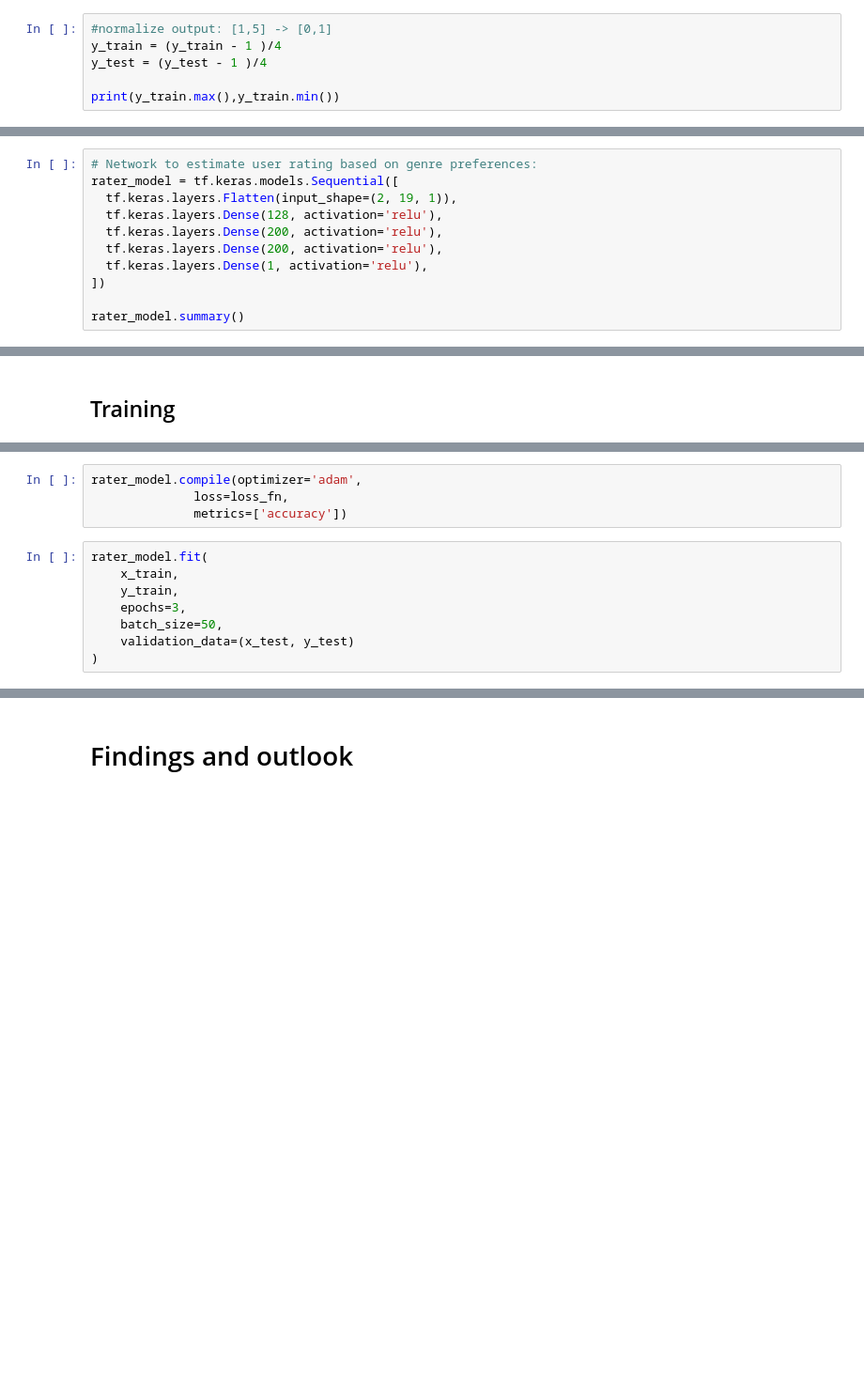
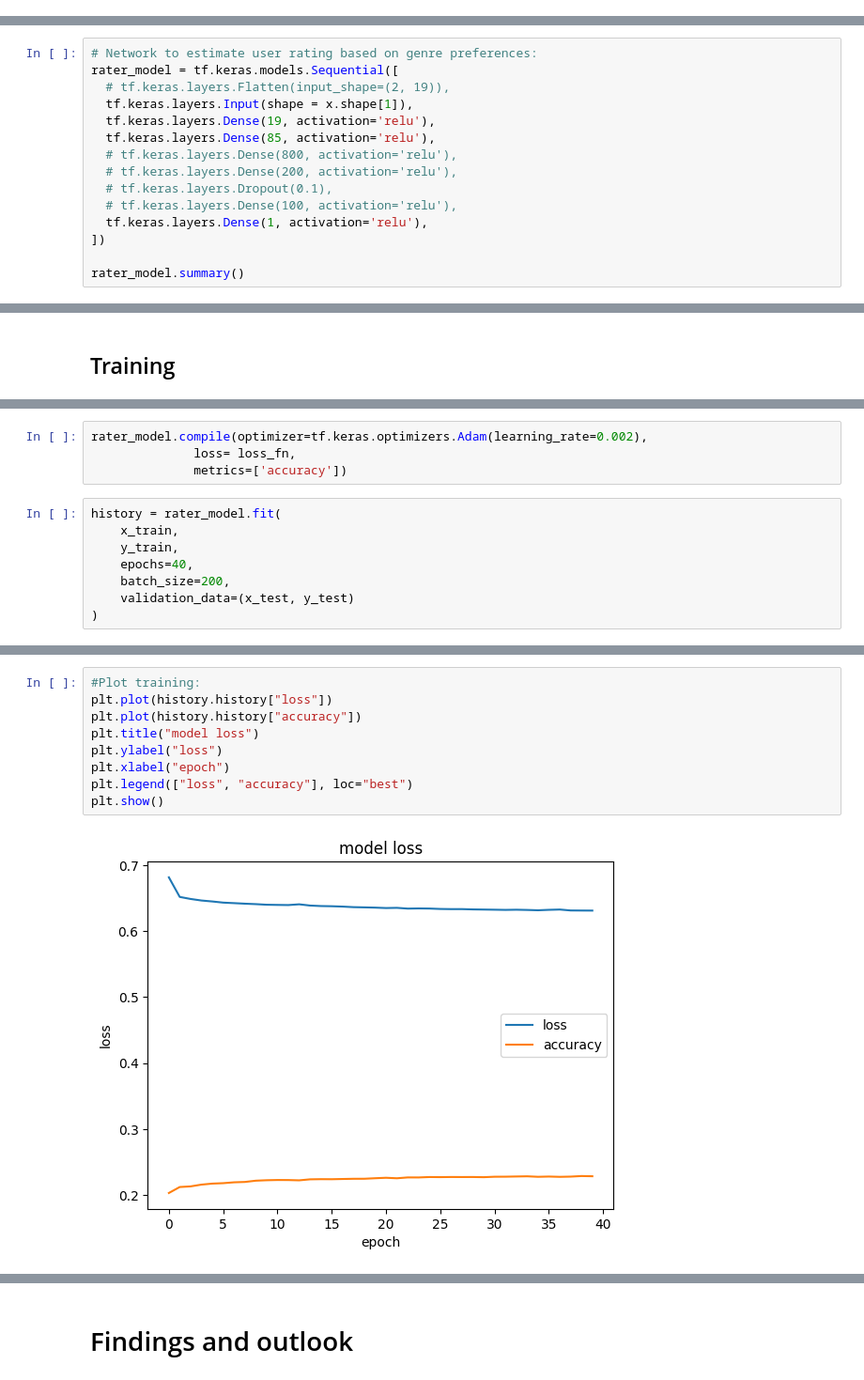
Before and after one commit to ManuRiess/MovieRecommender, a Jupyter notebook: MovieRecommender.ipynb, the cells around one changed output, grey strips where cells are left out. Shown at 94% size. Drawn from its saved outputs; the diff is of its cells as text; blank space fills up the shorter version.

```diff
--- a/MovieRecommender.ipynb
+++ b/MovieRecommender.ipynb
@@ -262,6 +357,0 @@ print(np.shape(x_test), np.shape(x_train), np.shape(y_test), np.shape(y_train))
-# %%
-#normalize output: [1,5] -> [0,1]
-y_train = (y_train - 1 )/4
-y_test = (y_test - 1 )/4
-
-print(y_train.max(),y_train.min())
@@ -272,10 +360,14 @@ print(y_train.max(),y_train.min())
 # %%
 # Network to estimate user rating based on genre preferences:
 rater_model = tf.keras.models.Sequential([
-  tf.keras.layers.Flatten(input_shape=(2, 19, 1)),
-  tf.keras.layers.Dense(128, activation='relu'),
-  tf.keras.layers.Dense(200, activation='relu'),
-  tf.keras.layers.Dense(200, activation='relu'),
+  # tf.keras.layers.Flatten(input_shape=(2, 19)),
+  tf.keras.layers.Input(shape = x.shape[1]),
+  tf.keras.layers.Dense(19, activation='relu'),
+  tf.keras.layers.Dense(85, activation='relu'),
+  # tf.keras.layers.Dense(800, activation='relu'),
+  # tf.keras.layers.Dense(200, activation='relu'),
+  # tf.keras.layers.Dropout(0.1),
+  # tf.keras.layers.Dense(100, activation='relu'),
   tf.keras.layers.Dense(1, activation='relu'),
 ])
 
@@ -317,13 +411,13 @@ tf.Tensor(2.3025851, shape=(), dtype=float32)
 # %%
-rater_model.compile(optimizer='adam',
-              loss=loss_fn,
+rater_model.compile(optimizer=tf.keras.optimizers.Adam(learning_rate=0.002),
+              loss= loss_fn,
               metrics=['accuracy'])
 # %%
-rater_model.fit(
+history = rater_model.fit(
     x_train,
     y_train,
-    epochs=3,
-    batch_size=50,
+    epochs=40,
+    batch_size=200,
     validation_data=(x_test, y_test)
 )
 # %% [output]
@@ -336,0 +441,11 @@ Epoch 3/3
+# %%
+#Plot training:
+plt.plot(history.history["loss"])
+plt.plot(history.history["accuracy"])
+plt.title("model loss")
+plt.ylabel("loss")
+plt.xlabel("epoch")
+plt.legend(["loss", "accuracy"], loc="best")
+plt.show()
+# %% [output]
+[figure, added]
```
Also changed, not shown: parts of 15 cells of this notebook.
